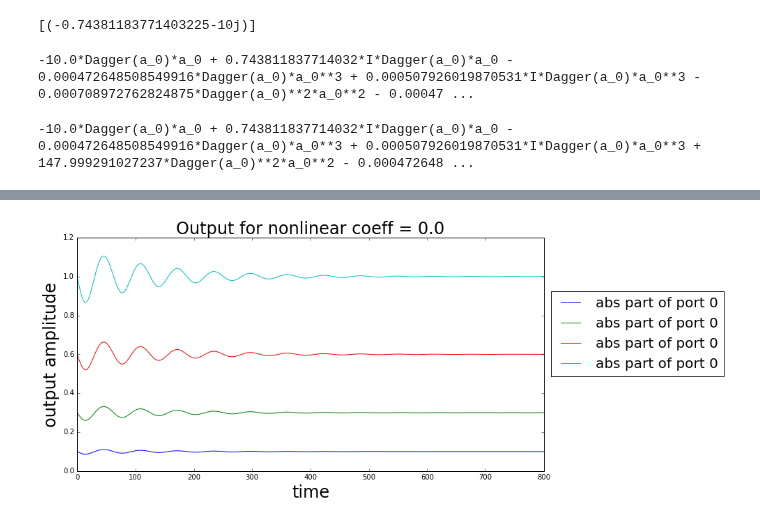
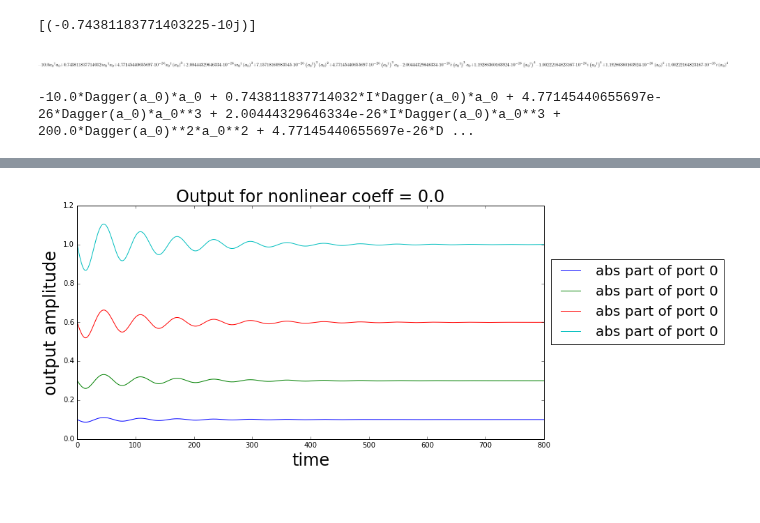
Before and after one commit to tabakg/potapov_interpolation, a Jupyter notebook: Time_Sims_nonlin_testing_and_comments.ipynb, the cells around one changed output, grey strips where cells are left out. Drawn from its saved outputs; the diff is of its cells as text; code cells hidden in the pictures.

```diff
--- a/Time_Sims_nonlin_testing_and_comments.ipynb
+++ b/Time_Sims_nonlin_testing_and_comments.ipynb
@@ -104,3 +104,7 @@ A,B,C,D = Ex.get_Potapov_ABCD(doubled=False)
 ham.Omega = -1j*A
 # %%
 H = ham.make_H()
+# %%
+(normal_order(H.expand())).expand()
+# %% [output]
+[figure, added]
@@ -107,4 +116,4 @@ H = ham.make_H()
 # %%
-print (normal_order(H.expand())).expand()
+print (normal_order((ham.H).expand())).expand()
 # %% [output]
--10.0*Dagger(a_0)*a_0 + 0.743811837714032*I*Dagger(a_0)*a_0 - 0.000472648508549916*Dagger(a_0)*a_0**3 + 0.000507926019870531*I*Dagger(a_0)*a_0**3 - 0.000708972762824875*Dagger(a_0)**2*a_0**2 - 0.00047 ...
+-10.0*Dagger(a_0)*a_0 + 0.743811837714032*I*Dagger(a_0)*a_0 + 4.77145440655697e-26*Dagger(a_0)*a_0**3 + 2.00444329646334e-26*I*Dagger(a_0)*a_0**3 + 200.0*Dagger(a_0)**2*a_0**2 + 4.77145440655697e-26*D ...
@@ -116,7 +120,3 @@ ham.H += 148*ham.Dagger(ham.a[0])**2*(ham.a[0])**2
-# %%
-print ham.H
-# %% [output]
--10.0*Dagger(a_0)*a_0 + 0.743811837714032*I*Dagger(a_0)*a_0 - 0.000472648508549916*Dagger(a_0)*a_0**3 + 0.000507926019870531*I*Dagger(a_0)*a_0**3 + 147.999291027237*Dagger(a_0)**2*a_0**2 - 0.000472648 ...
 # %%
 ## Equations of motion and initial conditions
 # %%
```
Also changed, not shown: parts of 12 cells of this notebook, 9 other files.
